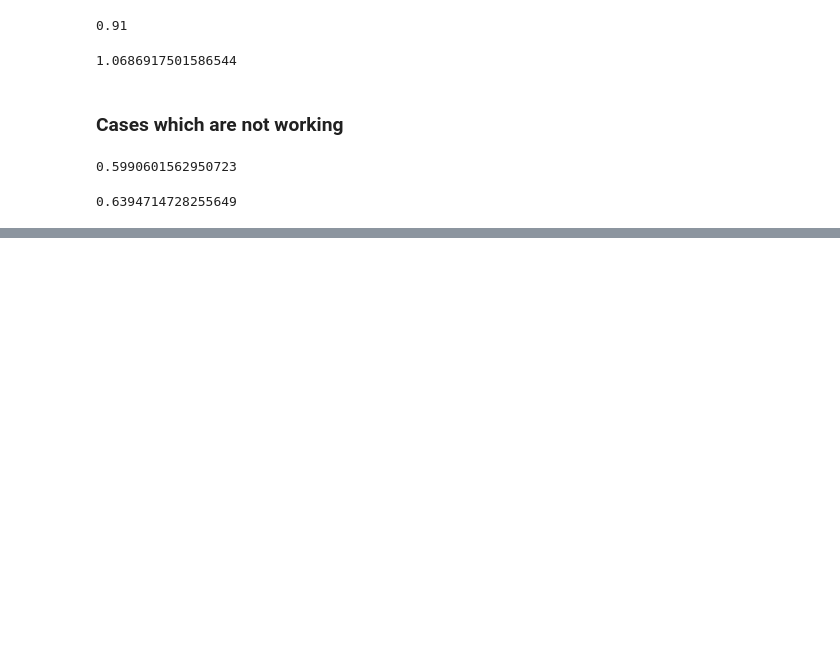
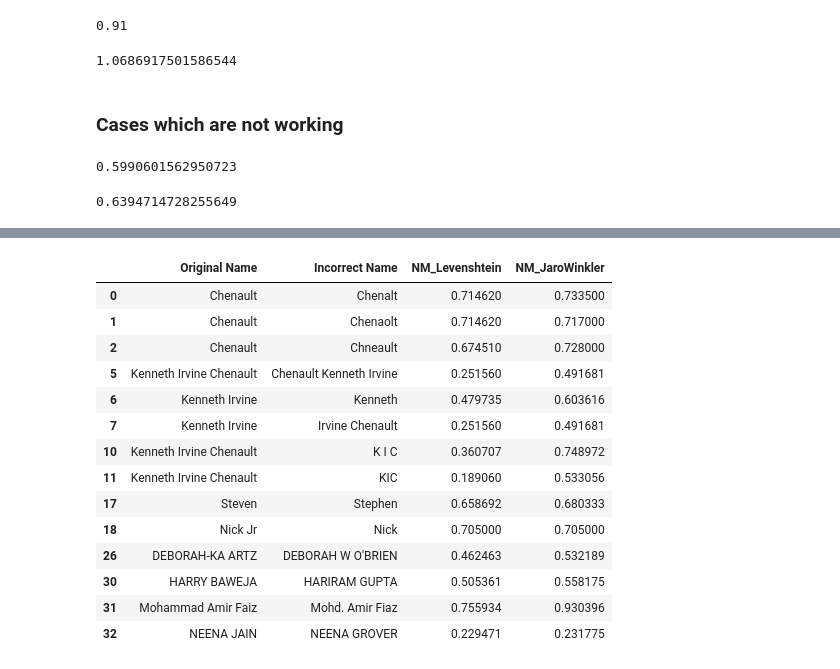
Before and after one commit to LakshayNagpal/Live-Project-EXL, a Jupyter notebook: Testing Code.ipynb, the cells around one changed output, grey strips where cells are left out. Cells and saved outputs as stored; diff of their text form; code cells hidden in the pictures; blank space fills up the shorter version.

```diff
--- a/Testing Code.ipynb
+++ b/Testing Code.ipynb
@@ -198,0 +298,20 @@ print(score)
+# %%
+cols = ['NM_Levenshtein', 'NM_JaroWinkler']
+cols_to_disp = ['Original Name', 'Incorrect Name', 'NM_Levenshtein', 'NM_JaroWinkler']
+df[(df[cols] < 0.8).any(axis=1)][cols_to_disp]
+# %% [output]
+|  | Original Name | Incorrect Name | NM_Levenshtein | NM_JaroWinkler |
+| 0 | Chenault | Chenalt | 0.714620 | 0.733500 |
+| 1 | Chenault | Chenaolt | 0.714620 | 0.717000 |
+| 2 | Chenault | Chneault | 0.674510 | 0.728000 |
+| 5 | Kenneth Irvine Chenault | Chenault Kenneth Irvine | 0.251560 | 0.491681 |
+| 6 | Kenneth Irvine | Kenneth | 0.479735 | 0.603616 |
+| 7 | Kenneth Irvine | Irvine Chenault | 0.251560 | 0.491681 |
+| 10 | Kenneth Irvine Chenault | K I C | 0.360707 | 0.748972 |
+| 11 | Kenneth Irvine Chenault | KIC | 0.189060 | 0.533056 |
+| 17 | Steven | Stephen | 0.658692 | 0.680333 |
+| 18 | Nick Jr | Nick | 0.705000 | 0.705000 |
+| 26 | DEBORAH-KA ARTZ | DEBORAH W O'BRIEN | 0.462463 | 0.532189 |
+| 30 | HARRY BAWEJA | HARIRAM GUPTA | 0.505361 | 0.558175 |
+| 31 | Mohammad Amir Faiz | Mohd. Amir Fiaz | 0.755934 | 0.930396 |
+| 32 | NEENA JAIN | NEENA GROVER | 0.229471 | 0.231775 |
```
Also changed, not shown: parts of 9 cells of this notebook.
